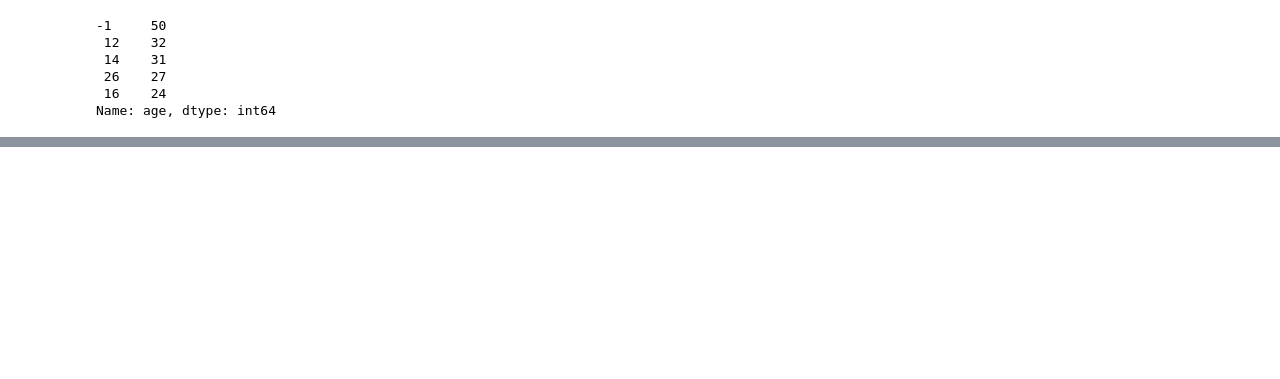
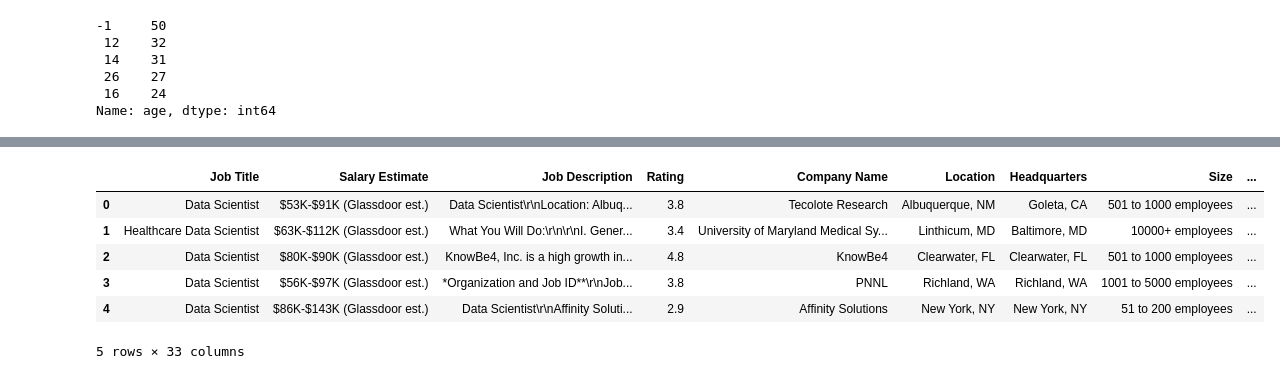
Before and after one commit to MohammadElsayedFahmy/End-To-end-Machine-learning-Project-Predicting-salary-based-on-job-title, a Jupyter notebook: glassdoor.ipynb, the cells around one changed output, grey strips where cells are left out. Cells and saved outputs as stored; diff of their text form; code cells hidden in the pictures; blank space fills up the shorter version.

Commit message:
Update glassdoor.ipynb
Randomly checking the job description column, to  extract some keywords that may help identify skills that are required.

```diff
--- a/glassdoor.ipynb
+++ b/glassdoor.ipynb
@@ -221,6 +221,6 @@ Name: Company Name, dtype: int64
 # %% [markdown]
 - Fix Company Name Coulmn
 # %%
-df['company_name'] = df.apply(lambda x: x['Company Name'] if x['Rating'] < 0 else x['Company Name'][:-5], axis = 1 )
-df.head(3)
+df['Company Name'] = df.apply(lambda x: x['Company Name'] if x['Rating'] < 0 else x['Company Name'][:-5], axis = 1 )
+df['Company Name'].value_counts()[:5]
 # %% [output]
@@ -361 +300,49 @@ df.head()
+# %%
+
+#PowerPoint
+df['PowerPoint'] = df['Job Description'].apply(lambda x: 1 if 'PowerPoint' in x.lower() else 0)
+
+#MATLAB
+df['MATLAB'] = df['Job Description'].apply(lambda x: 1 if 'MATLAB' in x.lower() else 0)
+
+#Tableau
+df['Tableau'] = df['Job Description'].apply(lambda x: 1 if 'Tableau' in x.lower() else 0)
+
+#Power BI
+df['Power BI'] = df['Job Description'].apply(lambda x: 1 if 'Power BI' in x.lower() else 0)
+
+#python
+df['python'] = df['Job Description'].apply(lambda x: 1 if 'python' in x.lower() else 0)
+
+#r studio
+df['r'] = df['Job Description'].apply(lambda x: 1 if 'r studio' in x.lower() or 'r-studio' in x.lower() else 0)
+
+#spark
+df['spark'] = df['Job Description'].apply(lambda x: 1 if 'spark' in x.lower() else 0)
+
+#aws
+df['aws'] = df['Job Description'].apply(lambda x: 1 if 'aws' in x.lower() else 0)
+
+#excel
+df['excel'] = df['Job Description'].apply(lambda x: 1 if 'excel' in x.lower() else 0)
+
+#Machine Learning
+df['ml'] = df['Job Description'].apply(lambda x: 1 if 'Machine Learning' or 'ml'in x.lower() else 0)
+
+#SQL
+df['sql'] = df['Job Description'].apply(lambda x: 1 if 'SQL' in x.lower() else 0)
+
+#Data Analysis
+df['data_analysis'] = df['Job Description'].apply(lambda x: 1 if 'Data Analytics' or 'ml'in x.lower() else 0)
+
+
+df.head()
+# %% [output]
+|  | Job Title | Salary Estimate | Job Description | Rating | Company Name | Location | Headquarters | Size | ... |
+| 0 | Data Scientist | $53K-$91K (Glassdoor est.) | Data Scientist\r\nLocation: Albuq... | 3.8 | Tecolote Research | Albuquerque, NM | Goleta, CA | 501 to 1000 employees | ... |
+| 1 | Healthcare Data Scientist | $63K-$112K (Glassdoor est.) | What You Will Do:\r\n\r\nI. Gener... | 3.4 | University of Maryland Medical Sy... | Linthicum, MD | Baltimore, MD | 10000+ employees | ... |
+| 2 | Data Scientist | $80K-$90K (Glassdoor est.) | KnowBe4, Inc. is a high growth in... | 4.8 | KnowBe4 | Clearwater, FL | Clearwater, FL | 501 to 1000 employees | ... |
+| 3 | Data Scientist | $56K-$97K (Glassdoor est.) | *Organization and Job ID**\r\nJob... | 3.8 | PNNL | Richland, WA | Richland, WA | 1001 to 5000 employees | ... |
+| 4 | Data Scientist | $86K-$143K (Glassdoor est.) | Data Scientist\r\nAffinity Soluti... | 2.9 | Affinity Solutions | New York, NY | New York, NY | 51 to 200 employees | ... |
+5 rows × 33 columns
 # %%
```
Also changed, not shown: parts of 26 cells of this notebook.
